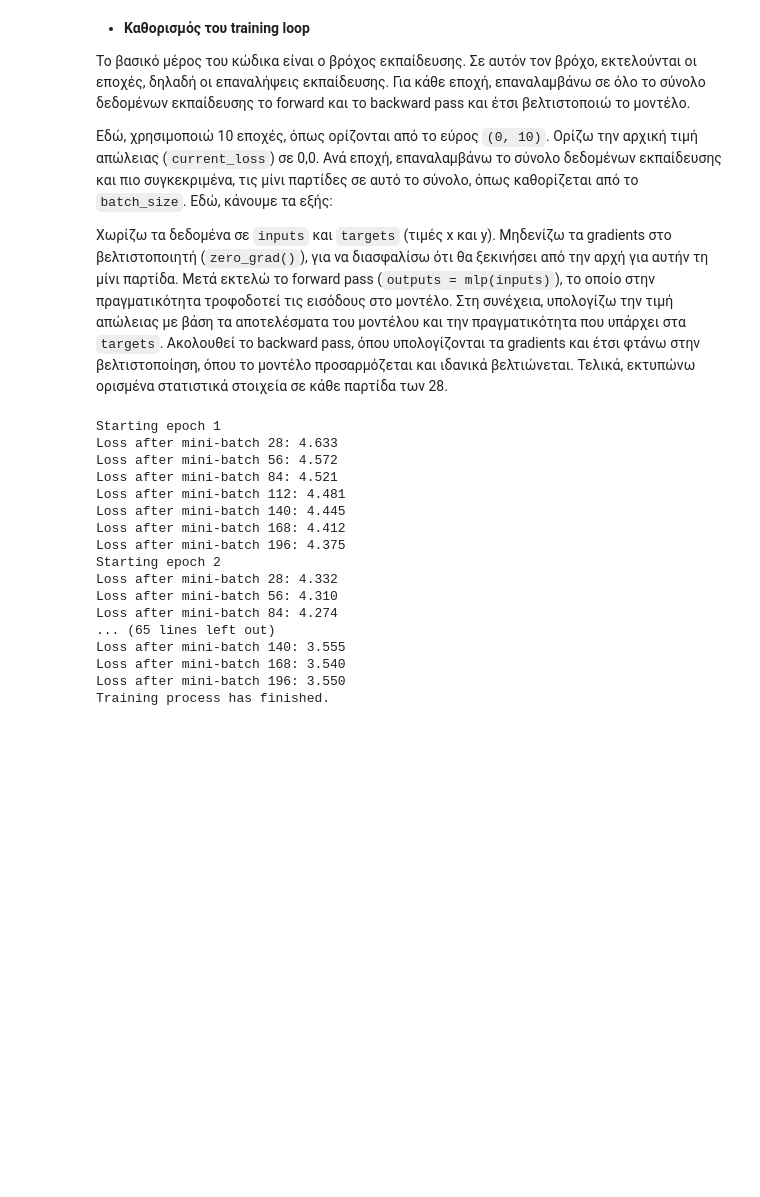
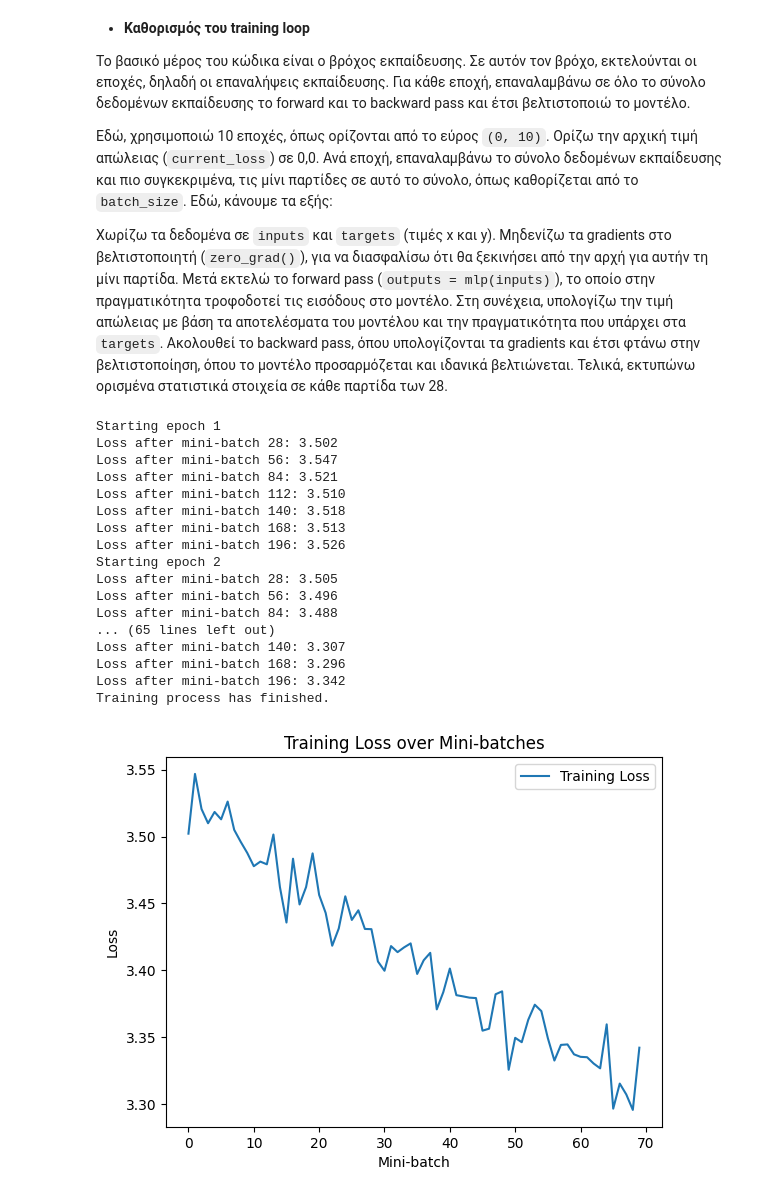
Before and after one commit to Stavroskiig/CNN-MLP-kNN-NC-CIFAR-100, a Jupyter notebook: NN_1st_assignment.ipynb, the cells around one changed output. Cells and saved outputs as stored; diff of their text form; code cells hidden in the pictures; blank space fills up the shorter version.

Commit message:
Add loss plot and Model_1_1 image

```diff
--- a/NN_1st_assignment.ipynb
+++ b/NN_1st_assignment.ipynb
@@ -650,7 +651,9 @@ optimizer = optim.Adam(BaseModel.parameters(), lr=1e-4)
 # %%
 def train_model(model, train_loader, optimizer, loss_function, num_epochs=10, mini_batch_print_interval=28):
+    losses = []  # To store the loss values during training
+
     for epoch in range(num_epochs):
-        print(f'Starting epoch {epoch+1}')
+        print(f'Starting epoch {epoch + 1}')
 
         current_loss = 0.0
 
@@ -667,29 +670,38 @@ def train_model(model, train_loader, optimizer, loss_function, num_epochs=10, mi
 
             if i % mini_batch_print_interval == mini_batch_print_interval - 1:
                 print(f'Loss after mini-batch {i + 1}: {current_loss / mini_batch_print_interval:.3f}')
+                losses.append(current_loss / mini_batch_print_interval)
                 current_loss = 0.0
 
     print('Training process has finished.')
+
+    # Plot the loss
+    plt.plot(losses, label='Training Loss')
+    plt.xlabel('Mini-batch')
+    plt.ylabel('Loss')
+    plt.title('Training Loss over Mini-batches')
+    plt.legend()
+    plt.show()
 # %%
 num_epochs = 10
-mini_batch_print_interval = 28
 
-train_model(BaseModel, train_loader, optimizer, loss_function, num_epochs, mini_batch_print_interval)
+train_model(BaseModel, train_loader, optimizer, loss_function, num_epochs)
 # %% [output]
 Starting epoch 1
-Loss after mini-batch 28: 4.633
-Loss after mini-batch 56: 4.572
-Loss after mini-batch 84: 4.521
-Loss after mini-batch 112: 4.481
-Loss after mini-batch 140: 4.445
-Loss after mini-batch 168: 4.412
-Loss after mini-batch 196: 4.375
+Loss after mini-batch 28: 3.502
+Loss after mini-batch 56: 3.547
+Loss after mini-batch 84: 3.521
+Loss after mini-batch 112: 3.510
+Loss after mini-batch 140: 3.518
+Loss after mini-batch 168: 3.513
+Loss after mini-batch 196: 3.526
 Starting epoch 2
-Loss after mini-batch 28: 4.332
-Loss after mini-batch 56: 4.310
-Loss after mini-batch 84: 4.274
+Loss after mini-batch 28: 3.505
+Loss after mini-batch 56: 3.496
+Loss after mini-batch 84: 3.488
 ... (65 lines left out)
-Loss after mini-batch 140: 3.555
-Loss after mini-batch 168: 3.540
-Loss after mini-batch 196: 3.550
+Loss after mini-batch 140: 3.307
+Loss after mini-batch 168: 3.296
+Loss after mini-batch 196: 3.342
 Training process has finished.
+[figure, added]
```
Also changed, not shown: parts of 6 cells of this notebook.
